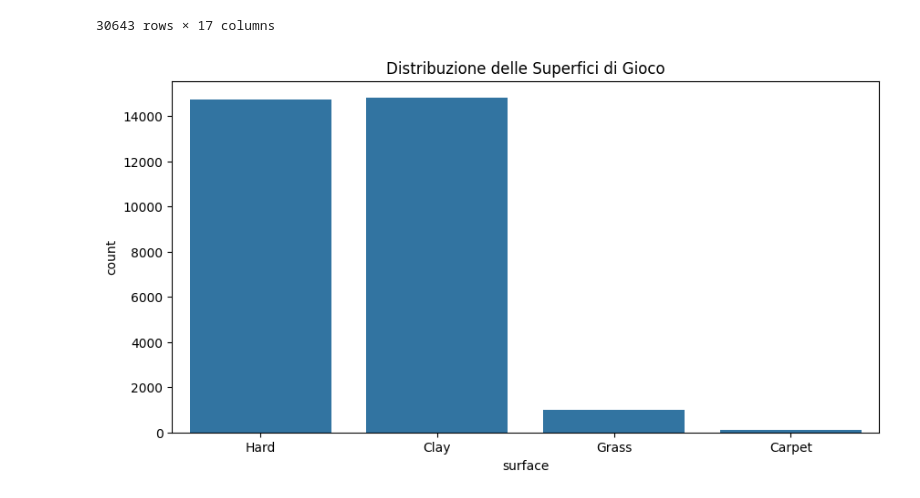
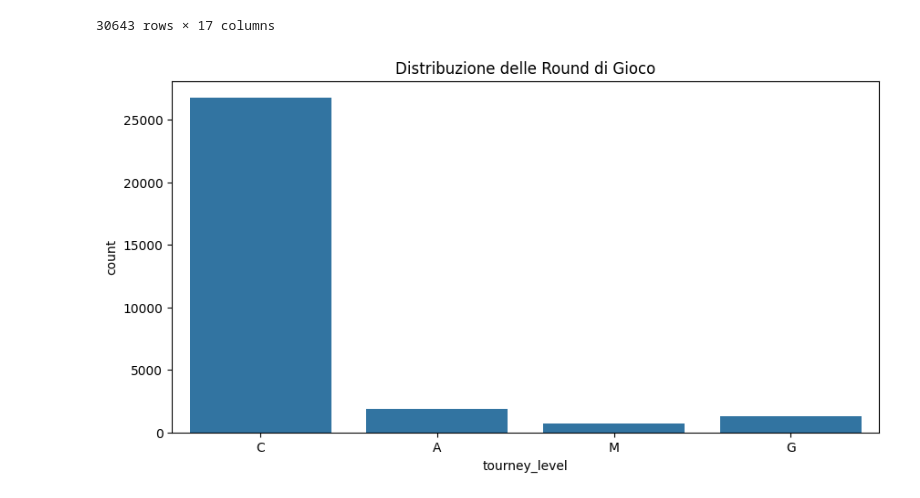
Before and after one commit to MarioAlfio/Tennis_bet, a Jupyter notebook: eda_analysis_part1.ipynb, the cells around one changed output. Cells and saved outputs as stored; diff of their text form; code cells hidden in the pictures.

Commit message:
Pulizia dataset + primi graph

```diff
--- a/eda_analysis_part1.ipynb
+++ b/eda_analysis_part1.ipynb
@@ -267,8 +267,8 @@ score_df
 30643 rows × 17 columns
 # %%
 plt.figure(figsize=(10, 5))
-sns.countplot(x='surface', data=df)
-plt.title('Distribuzione delle Superfici di Gioco')
+sns.countplot(x='tourney_level', data=df)
+plt.title('Distribuzione delle Round di Gioco')
 plt.show()
 # %% [output]
-[figure, old version]
+[figure, new version]
```
Also changed, not shown: parts of 2 cells of this notebook, 1 other file.
